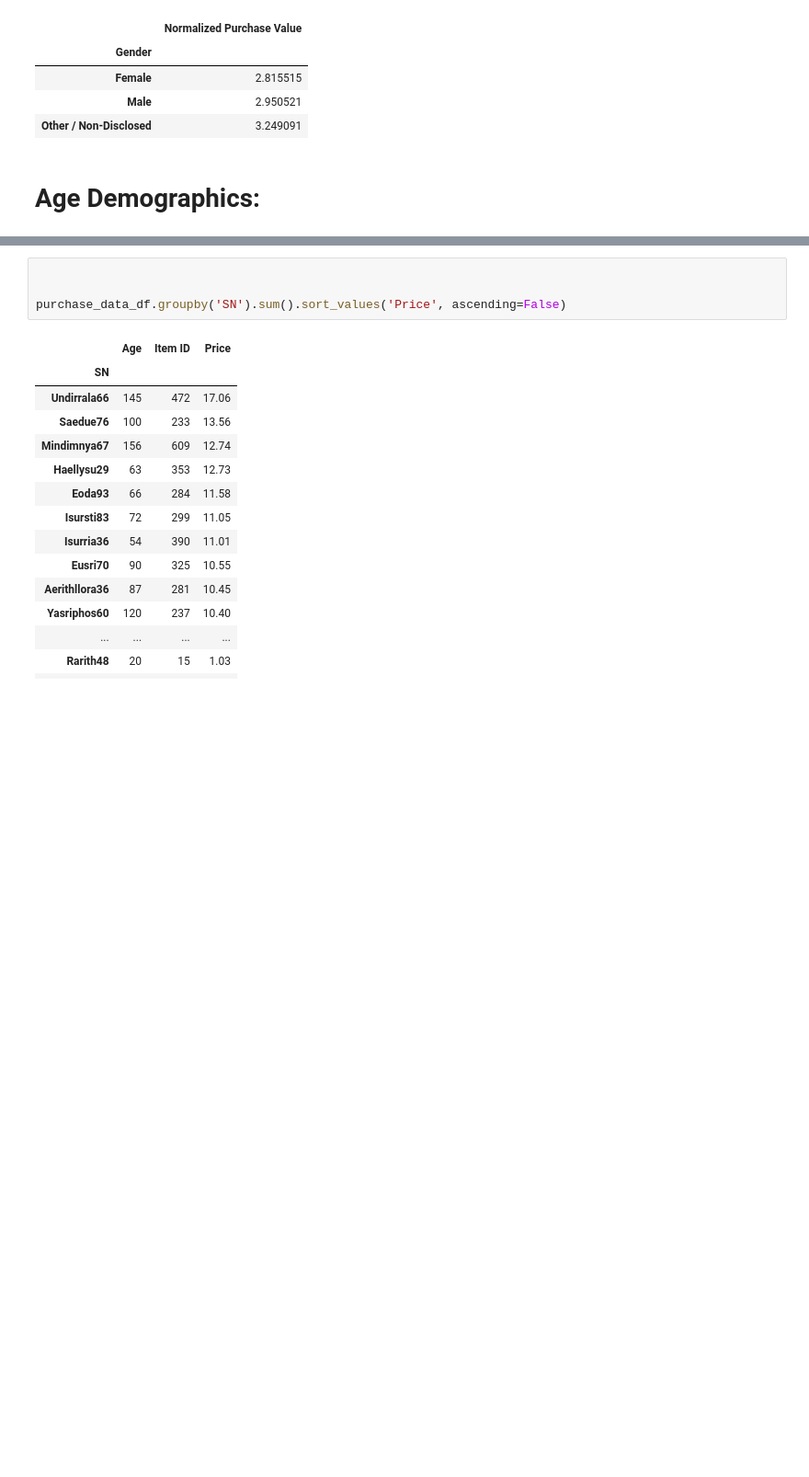
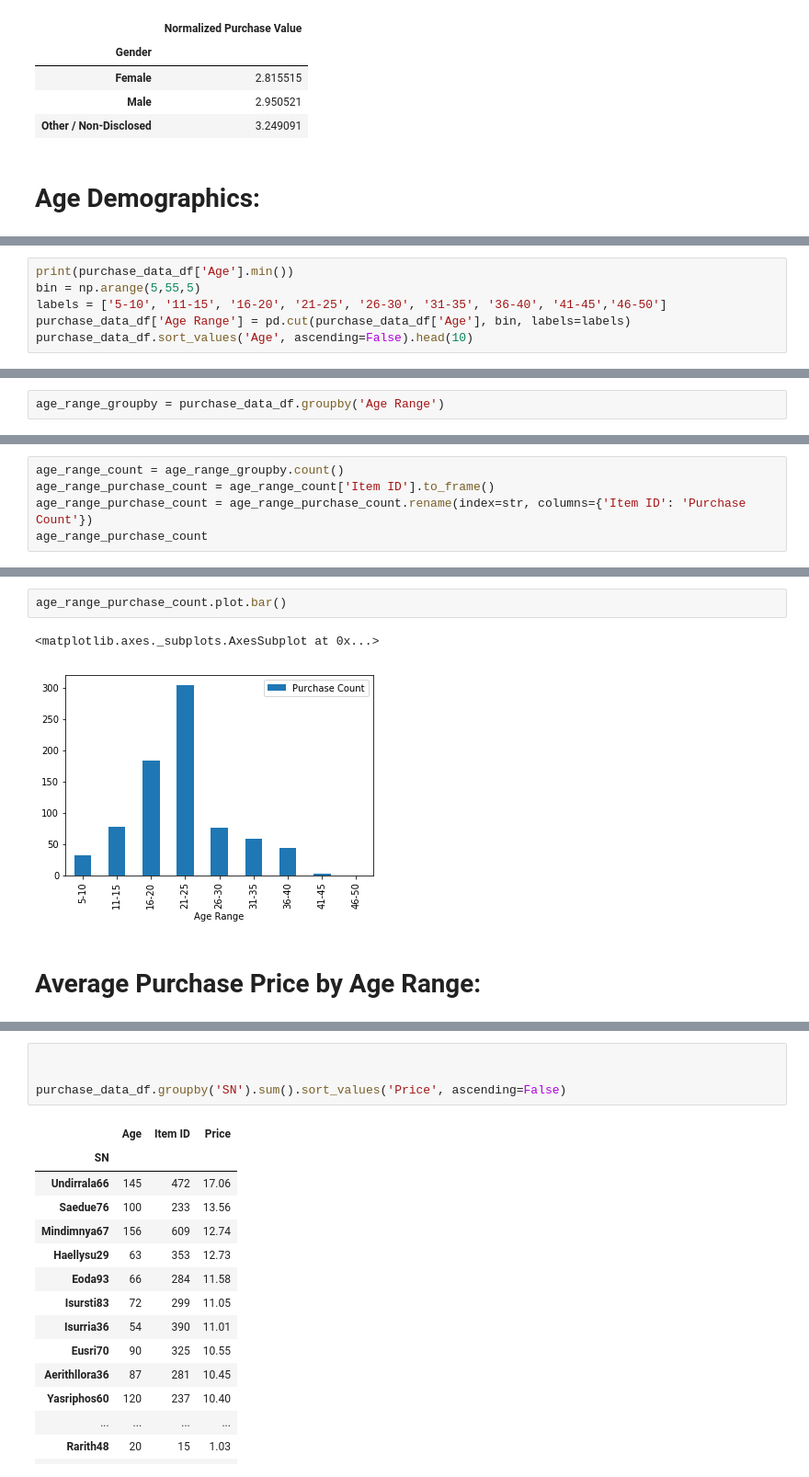
Before and after one commit to jgroth1/Pandas_data_Analysis, a Jupyter notebook: HeroesOfPymoli/Heroes_of_Pymoli_Analysis.ipynb, the cells around one changed output, grey strips where cells are left out. Shown at 92% size. Saved outputs shown, nothing was run; the diff lists cells and outputs as text; blank space fills up the shorter version.

```diff
--- a/HeroesOfPymoli/Heroes_of_Pymoli_Analysis.ipynb
+++ b/HeroesOfPymoli/Heroes_of_Pymoli_Analysis.ipynb
@@ -163,0 +170,6 @@ normalized_price_df
+# %%
+print(purchase_data_df['Age'].min())
+bin = np.arange(5,55,5)
+labels = ['5-10', '11-15', '16-20', '21-25', '26-30', '31-35', '36-40', '41-45','46-50']
+purchase_data_df['Age Range'] = pd.cut(purchase_data_df['Age'], bin, labels=labels)
+purchase_data_df.sort_values('Age', ascending=False).head(10)
@@ -164 +191,3 @@ normalized_price_df
+# %%
+age_range_groupby = purchase_data_df.groupby('Age Range')
 # %% [markdown]
@@ -190,0 +195,5 @@ purchase_data_df.sort_values('Age', ascending=True).head(50)
+# %%
+age_range_count = age_range_groupby.count()
+age_range_purchase_count = age_range_count['Item ID'].to_frame()
+age_range_purchase_count = age_range_purchase_count.rename(index=str, columns={'Item ID': 'Purchase Count'})
+age_range_purchase_count
@@ -190,0 +212,7 @@ purchase_data_df.sort_values('Age', ascending=True).head(50)
+# %%
+age_range_purchase_count.plot.bar()
+# %% [output]
+<matplotlib.axes._subplots.AxesSubplot at 0x...>
+[figure, added]
+# %% [markdown]
+# Average Purchase Price by Age Range:
```
Also changed, not shown: parts of 14 cells of this notebook.
